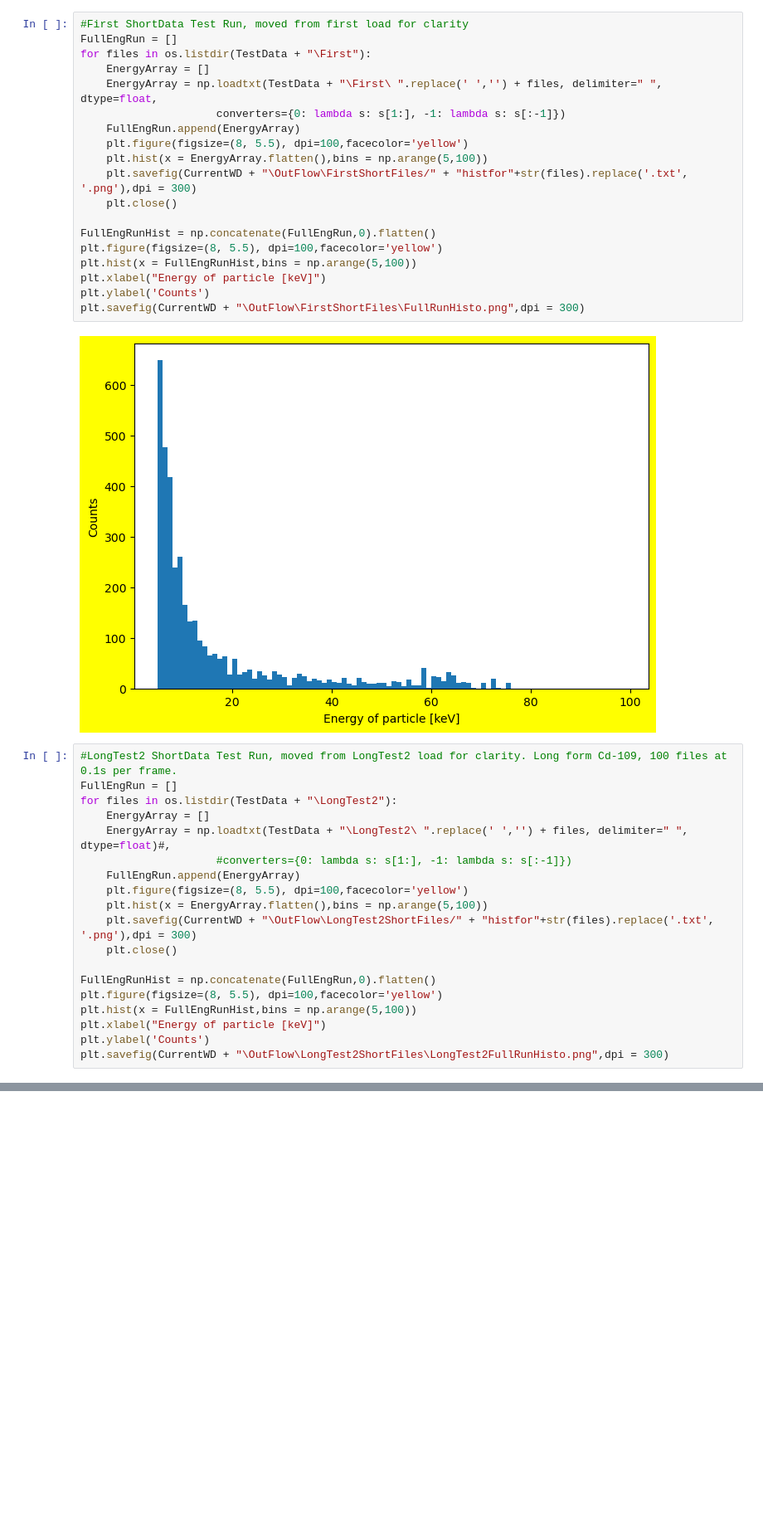
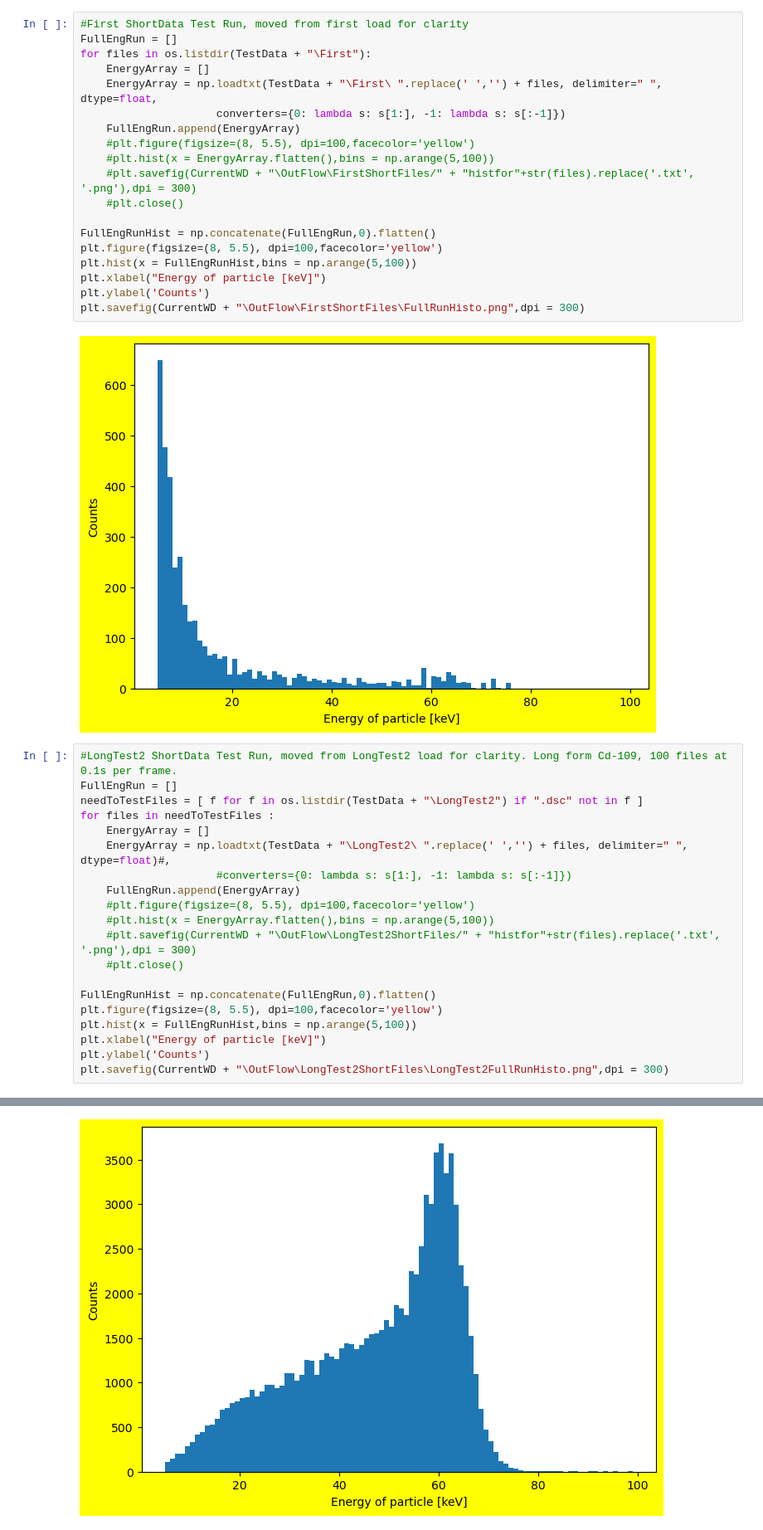
Before and after one commit to pmanaval/debora, a Jupyter notebook: ShortDataTests.ipynb, the cells around one changed output, grey strips where cells are left out. Shown at 83% size. Cells and saved outputs as stored; diff of their text form; blank space fills up the shorter version.

```diff
--- a/ShortDataTests.ipynb
+++ b/ShortDataTests.ipynb
@@ -17,10 +17,10 @@ for files in os.listdir(TestData + "\First"):
     EnergyArray = np.loadtxt(TestData + "\First\ ".replace(' ','') + files, delimiter=" ", dtype=float,
                      converters={0: lambda s: s[1:], -1: lambda s: s[:-1]})
     FullEngRun.append(EnergyArray)
-    plt.figure(figsize=(8, 5.5), dpi=100,facecolor='yellow')
-    plt.hist(x = EnergyArray.flatten(),bins = np.arange(5,100))
-    plt.savefig(CurrentWD + "\OutFlow\FirstShortFiles/" + "histfor"+str(files).replace('.txt', '.png'),dpi = 300)
-    plt.close()
+    #plt.figure(figsize=(8, 5.5), dpi=100,facecolor='yellow')
+    #plt.hist(x = EnergyArray.flatten(),bins = np.arange(5,100))
+    #plt.savefig(CurrentWD + "\OutFlow\FirstShortFiles/" + "histfor"+str(files).replace('.txt', '.png'),dpi = 300)
+    #plt.close()
 
 FullEngRunHist = np.concatenate(FullEngRun,0).flatten()
 plt.figure(figsize=(8, 5.5), dpi=100,facecolor='yellow')
@@ -33,15 +33,16 @@ plt.savefig(CurrentWD + "\OutFlow\FirstShortFiles\FullRunHisto.png",dpi = 300)
 # %%
 #LongTest2 ShortData Test Run, moved from LongTest2 load for clarity. Long form Cd-109, 100 files at 0.1s per frame.
 FullEngRun = []
-for files in os.listdir(TestData + "\LongTest2"):
+needToTestFiles = [ f for f in os.listdir(TestData + "\LongTest2") if ".dsc" not in f ]
+for files in needToTestFiles :
     EnergyArray = []
     EnergyArray = np.loadtxt(TestData + "\LongTest2\ ".replace(' ','') + files, delimiter=" ", dtype=float)#,
                      #converters={0: lambda s: s[1:], -1: lambda s: s[:-1]})
     FullEngRun.append(EnergyArray)
-    plt.figure(figsize=(8, 5.5), dpi=100,facecolor='yellow')
-    plt.hist(x = EnergyArray.flatten(),bins = np.arange(5,100))
-    plt.savefig(CurrentWD + "\OutFlow\LongTest2ShortFiles/" + "histfor"+str(files).replace('.txt', '.png'),dpi = 300)
-    plt.close()
+    #plt.figure(figsize=(8, 5.5), dpi=100,facecolor='yellow')
+    #plt.hist(x = EnergyArray.flatten(),bins = np.arange(5,100))
+    #plt.savefig(CurrentWD + "\OutFlow\LongTest2ShortFiles/" + "histfor"+str(files).replace('.txt', '.png'),dpi = 300)
+    #plt.close()
 
 FullEngRunHist = np.concatenate(FullEngRun,0).flatten()
 plt.figure(figsize=(8, 5.5), dpi=100,facecolor='yellow')
@@ -53,0 +54 @@ ValueError: could not convert string to float: 'A000000001'
+[figure, added]
```
Also changed, not shown: parts of 3 cells of this notebook, 2 other files.
